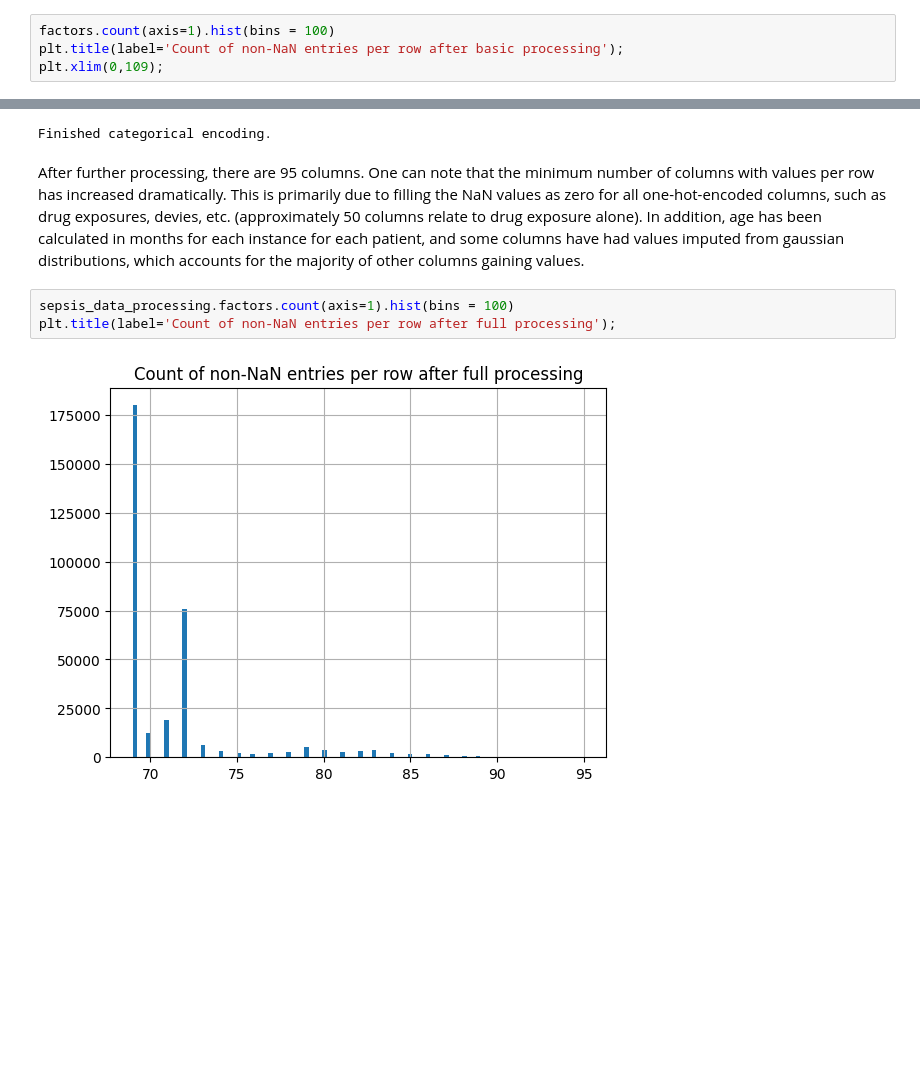
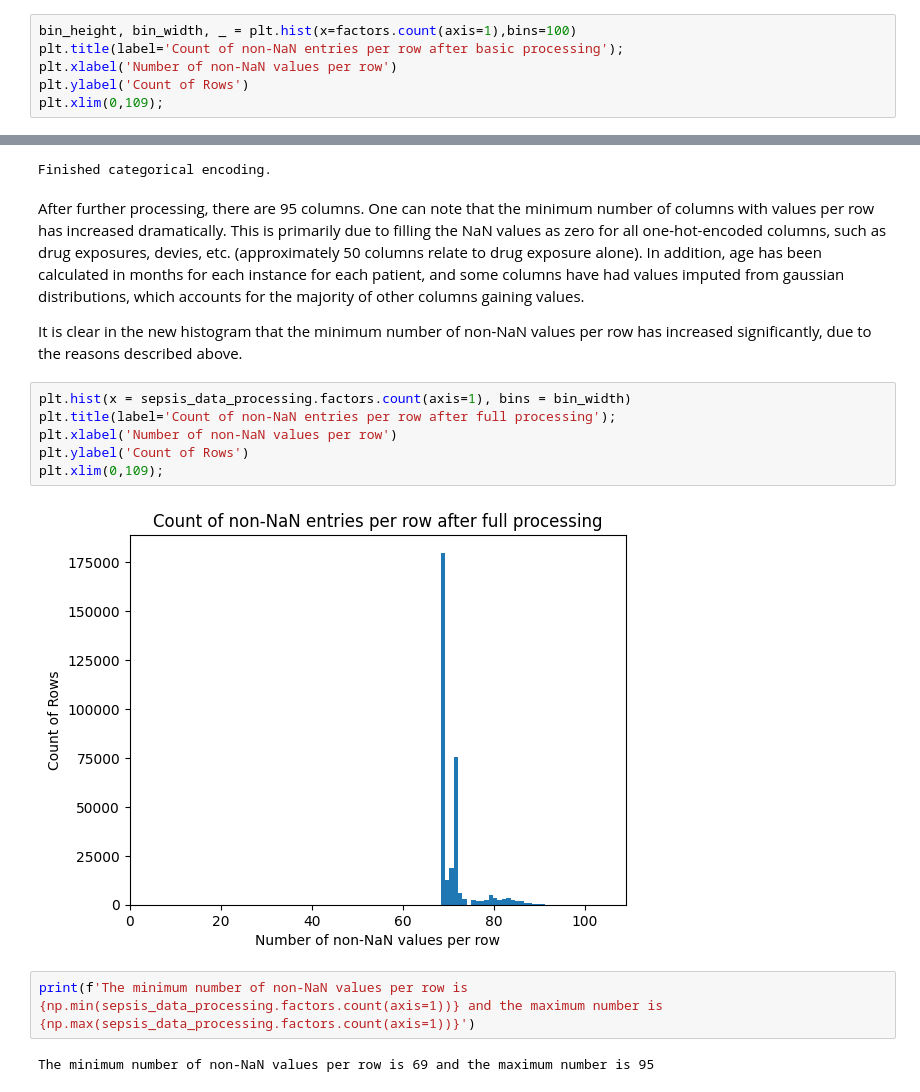
Before and after one commit to carseys/pediatric-sepsis-ml-kaggle, a Jupyter notebook: data_visualizations.ipynb, the cells around one changed output, grey strips where cells are left out. Saved outputs shown, nothing was run; the diff lists cells and outputs as text; blank space fills up the shorter version.

```diff
--- a/data_visualizations.ipynb
+++ b/data_visualizations.ipynb
@@ -34,5 +36,7 @@ For the first histogram, this is after only basic processing. At this point ther
 # %%
-factors.count(axis=1).hist(bins = 100)
+bin_height, bin_width, _ = plt.hist(x=factors.count(axis=1),bins=100)
 plt.title(label='Count of non-NaN entries per row after basic processing');
+plt.xlabel('Number of non-NaN values per row')
+plt.ylabel('Count of Rows')
 plt.xlim(0,109);
 # %% [output]
@@ -57,8 +61,17 @@ Beginning categorical encoding.
 Finished categorical encoding.
 # %% [markdown]
 After further processing, there are 95 columns. One can note that the minimum number of columns with values per row has increased dramatically. This is primarily due to filling the NaN values as zero for all one-hot-encoded columns, such as drug exposures, devies, etc. (approximately 50 columns relate to drug exposure alone). In addition, age has been calculated in months for each instance for each patient, and some columns have had values imputed from gaussian distributions, which accounts for the majority of other columns gaining values.
+
+It is clear in the new histogram that the minimum number of non-NaN values per row has increased significantly, due to the reasons described above.
 # %%
-sepsis_data_processing.factors.count(axis=1).hist(bins = 100)
+plt.hist(x = sepsis_data_processing.factors.count(axis=1), bins = bin_width)
 plt.title(label='Count of non-NaN entries per row after full processing');
+plt.xlabel('Number of non-NaN values per row')
+plt.ylabel('Count of Rows')
+plt.xlim(0,109);
 # %% [output]
-[figure, old version]
+[figure, new version]
+# %%
+print(f'The minimum number of non-NaN values per row is {np.min(sepsis_data_processing.factors.count(axis=1))} and the maximum number is {np.max(sepsis_data_processing.factors.count(axis=1))}')
+# %% [output]
+The minimum number of non-NaN values per row is 69 and the maximum number is 95
```
Also changed, not shown: parts of 3 cells of this notebook.
